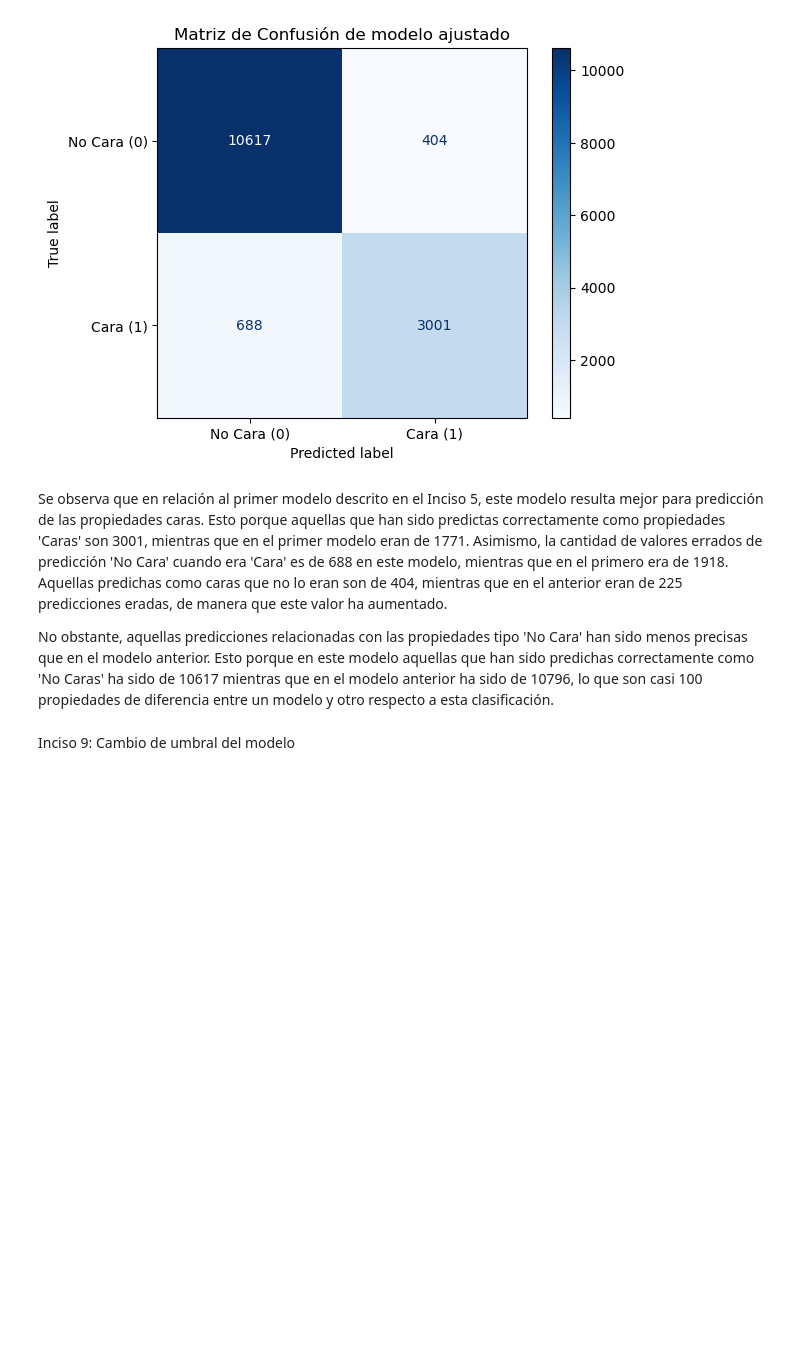
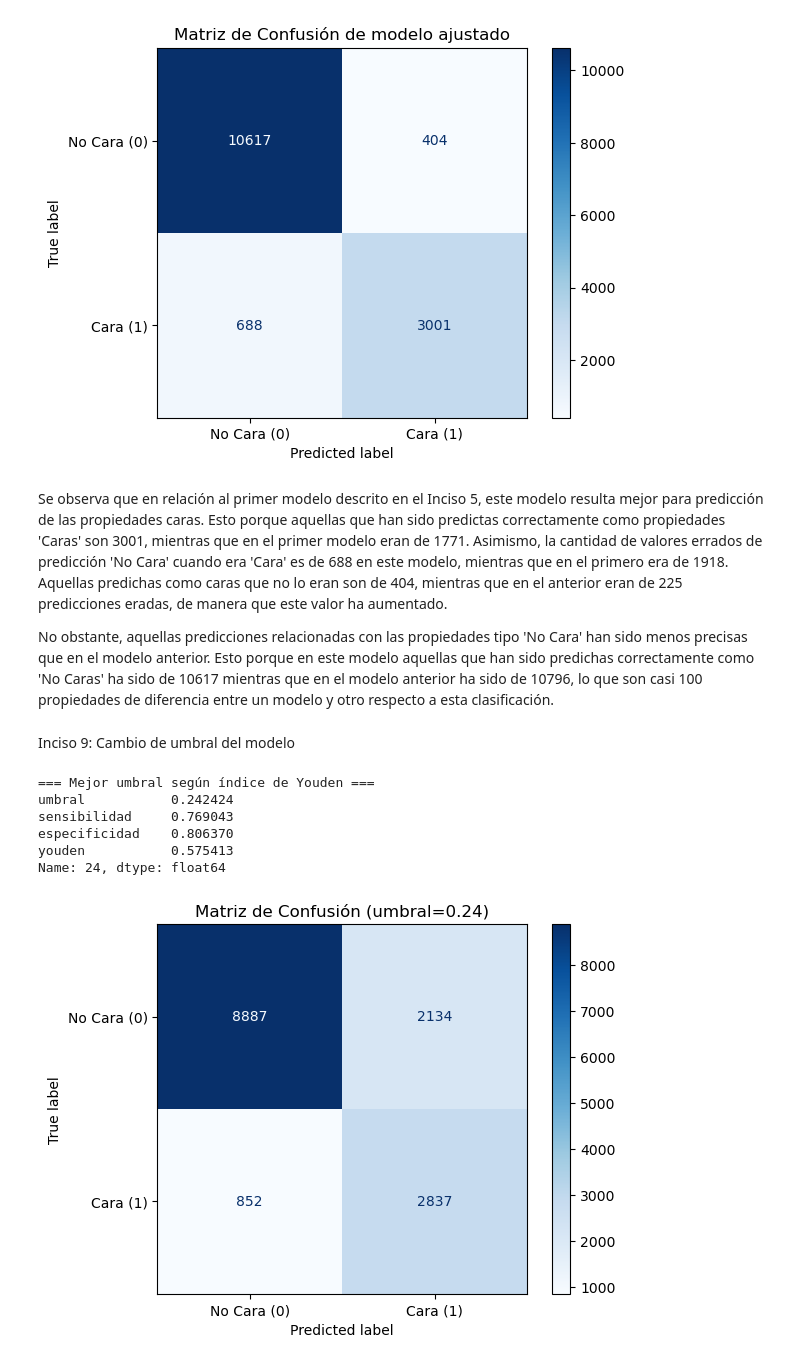
Before and after one commit to ricrod01/LABORATORIO_7_MD, a Jupyter notebook: Incisos7-10.ipynb, the cells around one changed output. Cells and saved outputs as stored; diff of their text form; code cells hidden in the pictures; blank space fills up the shorter version.

```diff
--- a/Incisos7-10.ipynb
+++ b/Incisos7-10.ipynb
@@ -183,0 +195,51 @@ Inciso 9: Cambio de umbral del modelo
+# %%
+#Este es el modelo de regresión original, sin optimización de hiperparámetros
+y_proba = modelo_logistico.predict_proba(X_test)[:,1]
+umbrales = np.linspace(0, 1, 100)
+
+resultados = []
+
+for t in umbrales:
+
+    y_pred = (y_proba >= t).astype(int)
+
+    sens, spec = metricas(y_test, y_pred)
+
+    youden = sens + spec - 1
+
+    resultados.append({
+        "umbral": t,
+        "sensibilidad": sens,
+        "especificidad": spec,
+        "youden": youden
+    })
+
+df_resultados = pd.DataFrame(resultados)
+# %%
+#Se encuentra el mejor umbral
+mejor = df_resultados.loc[df_resultados["youden"].idxmax()]
+
+t_opt = mejor["umbral"]
+
+print("=== Mejor umbral según índice de Youden ===")
+print(mejor)
+# %% [output]
+=== Mejor umbral según índice de Youden ===
+umbral           0.242424
+sensibilidad     0.769043
+especificidad    0.806370
+youden           0.575413
+Name: 24, dtype: float64
+# %%
+#Matriz de confusión
+y_pred_opt = (y_proba >= t_opt).astype(int)
+
+cm = confusion_matrix(y_test, y_pred_opt)
+
+disp = ConfusionMatrixDisplay(cm, display_labels=['No Cara (0)', 'Cara (1)'])
+disp.plot(cmap="Blues")
+
+plt.title(f"Matriz de Confusión (umbral={t_opt:.2f})")
+plt.show()
+# %% [output]
+[figure, added]
```
Also changed, not shown: parts of 3 cells of this notebook.
